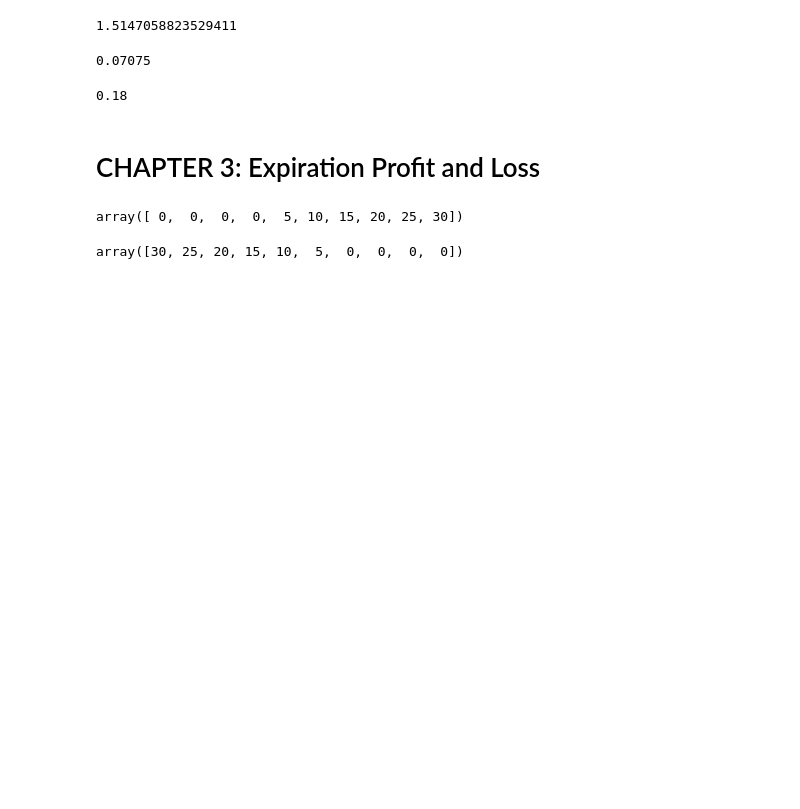
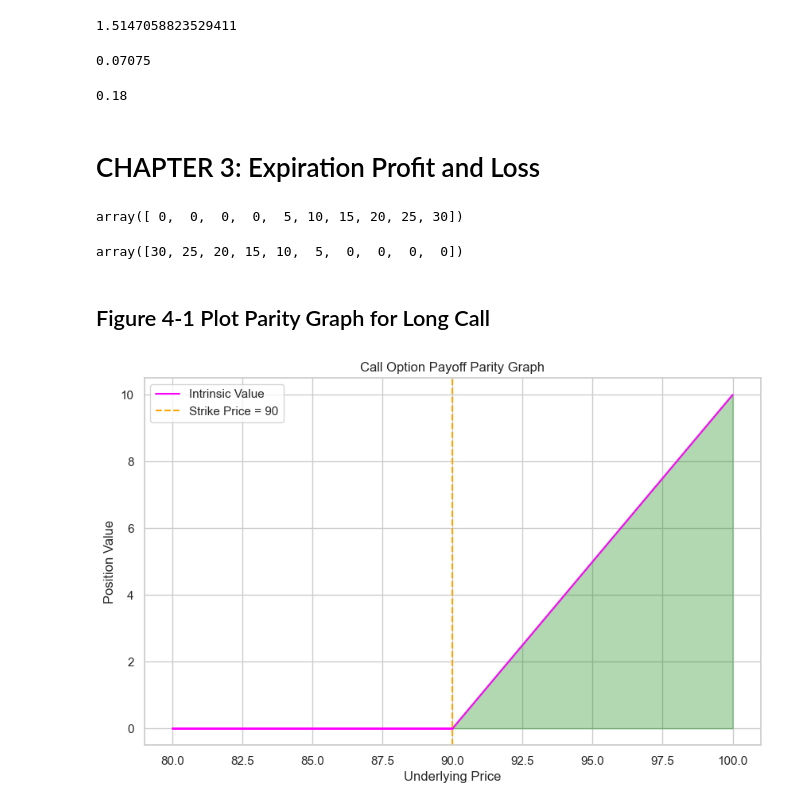
Before and after one commit to skstavroglou/option-volatility-and-pricing, a Jupyter notebook: options-learning-lab.ipynb, the cells around one changed output. Drawn from its saved outputs; the diff is of its cells as text; code cells hidden in the pictures; blank space fills up the shorter version.

Commit message:
plot_call_option_parity

```diff
--- a/options-learning-lab.ipynb
+++ b/options-learning-lab.ipynb
@@ -144,3 +146,5 @@ array([ 0,  0,  0,  0,  5, 10, 15, 20, 25, 30])
 intrinsic_values_put_options(np.array([80, 85, 90, 95, 100, 105, 110, 115, 120, 125]), 110)
 # %% [output]
 array([30, 25, 20, 15, 10,  5,  0,  0,  0,  0])
+# %% [markdown]
+## Figure 4-1 Plot Parity Graph for  Long Call
@@ -146,0 +192,7 @@ array([30, 25, 20, 15, 10,  5,  0,  0,  0,  0])
+# %%
+# Example usage:
+spot_prices = np.array([80, 85, 90, 95, 100])
+strike_price = 90
+plot_call_option_parity(spot_prices, strike_price)
+# %% [output]
+[figure, added]
```
Also changed, not shown: parts of 2 cells of this notebook, 1 other file.
